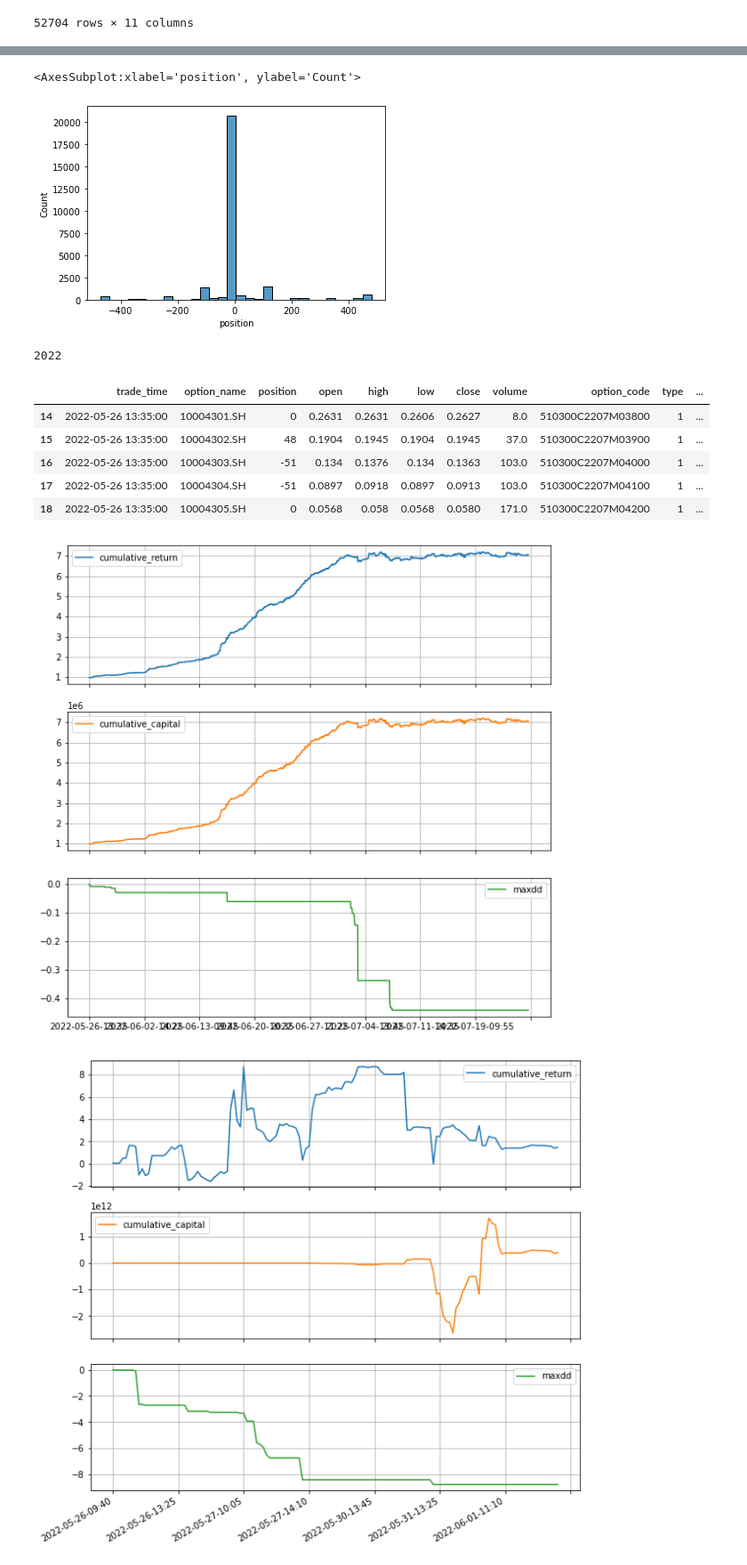
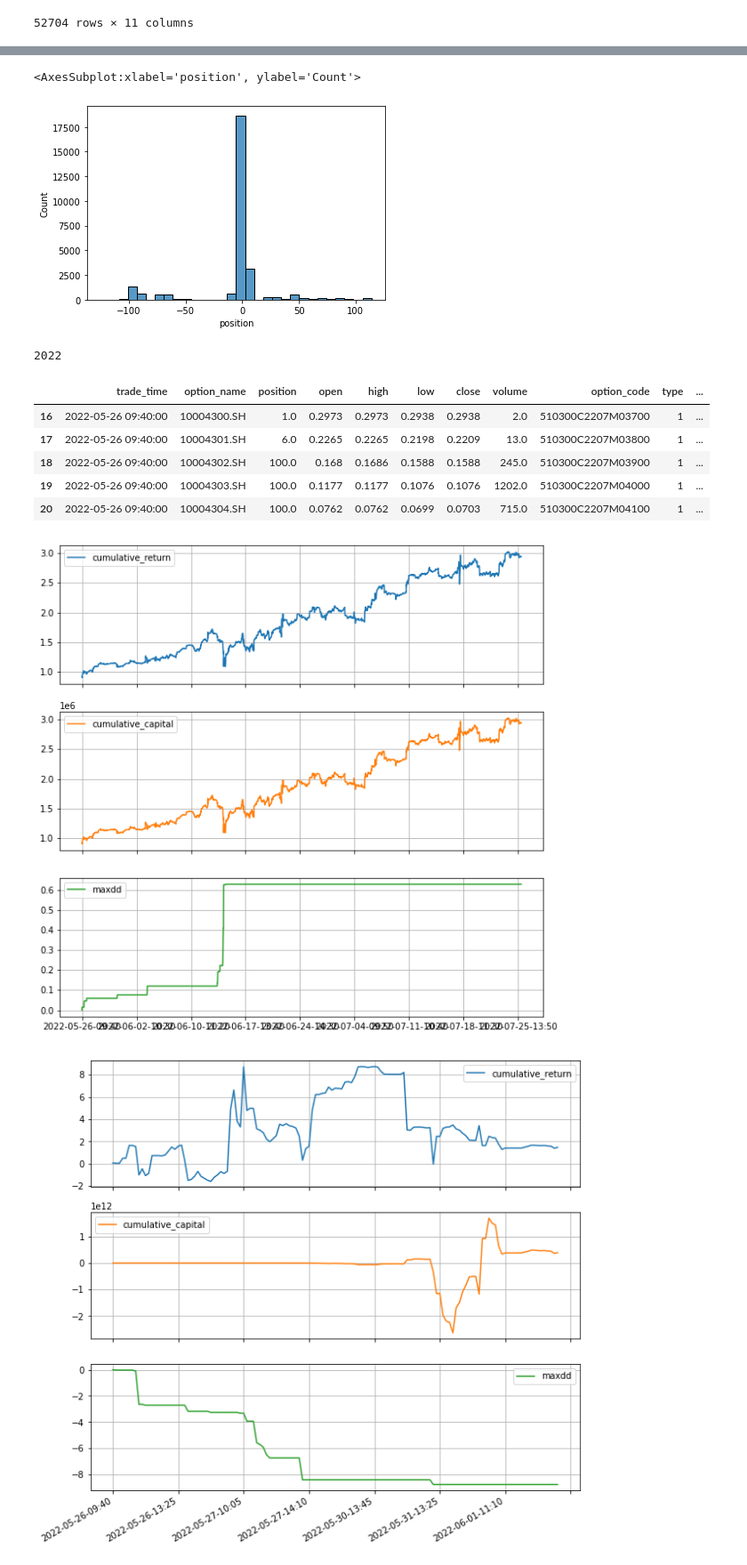
Before and after one commit to JiahaoYuQFin/SabrSummerProject2022, a Jupyter notebook: backtest/backtest_version3.ipynb, the cells around one changed output, grey strips where cells are left out. Shown: that part at 89% size. Cells and saved outputs as stored; diff of their text form; code cells hidden in the pictures.

```diff
--- a/backtest/backtest_version3.ipynb
+++ b/backtest/backtest_version3.ipynb
@@ -20,7 +35,7 @@ warnings.filterwarnings("ignore")
 #settings
 work_path = os.path.dirname(os.getcwd())
 current_time = time.strftime("%Y%m%d%H%M", time.localtime())
-exp_name = 'lgbm_close_31_strat' #策略名
+exp_name = 'sabr_value_diff_strat1' #策略名
 factor_file_path = work_path + '\\backtest\\strategy_file\\%s.csv' %exp_name #策略文件名，保存的三列名称为option_name,trade_time,position
 exp_name = exp_name + '_'+ current_time
 save_path = work_path + '\\backtest\%s' %exp_name
@@ -60,8 +75,8 @@ pd.read_csv(factor_file_path,index_col = 0)
 # %%
 #preprocessing strategy data
 position_data = pd.read_csv(factor_file_path,index_col = 0)
-#position_data['position'] = position_data.profit_position + position_data.hedge_position
-position_data['position'] = position_data.profit_position
+position_data['position'] = position_data.profit_position + position_data.hedge_position
+#position_data['position'] = position_data.profit_position
 position_data = position_data[['time','code','position']]
 position_data.time = position_data.time.apply(lambda x:x[:-3])
 position_data = position_data.rename(columns={'time':'trade_time','code':'option_name'})
@@ -102,7 +117,7 @@ Name: position, dtype: float64
 sns.histplot(position_data.position,bins=30)
 # %% [output]
 <AxesSubplot:xlabel='position', ylabel='Count'>
-[figure, old version]
+[figure, new version]
 # %%
 def delete_singular_value(ts):
     max_singular = ts.rolling(100,min_periods = 100).quantile(0.99)
@@ -159,11 +174,11 @@ bk[['close','ret']] = bk[['close','ret']].applymap(lambda x:float(x))
 bk.head()
 # %% [output]
 |  | trade_time | option_name | position | open | high | low | close | volume | option_code | type | ... |
-| 14 | 2022-05-26 13:35:00 | 10004301.SH | 0 | 0.2631 | 0.2631 | 0.2606 | 0.2627 | 8.0 | 510300C2207M03800 | 1 | ... |
-| 15 | 2022-05-26 13:35:00 | 10004302.SH | 48 | 0.1904 | 0.1945 | 0.1904 | 0.1945 | 37.0 | 510300C2207M03900 | 1 | ... |
-| 16 | 2022-05-26 13:35:00 | 10004303.SH | -51 | 0.134 | 0.1376 | 0.134 | 0.1363 | 103.0 | 510300C2207M04000 | 1 | ... |
-| 17 | 2022-05-26 13:35:00 | 10004304.SH | -51 | 0.0897 | 0.0918 | 0.0897 | 0.0913 | 103.0 | 510300C2207M04100 | 1 | ... |
-| 18 | 2022-05-26 13:35:00 | 10004305.SH | 0 | 0.0568 | 0.058 | 0.0568 | 0.0580 | 171.0 | 510300C2207M04200 | 1 | ... |
+| 16 | 2022-05-26 09:40:00 | 10004300.SH | 1.0 | 0.2973 | 0.2973 | 0.2938 | 0.2938 | 2.0 | 510300C2207M03700 | 1 | ... |
+| 17 | 2022-05-26 09:40:00 | 10004301.SH | 6.0 | 0.2265 | 0.2265 | 0.2198 | 0.2209 | 13.0 | 510300C2207M03800 | 1 | ... |
+| 18 | 2022-05-26 09:40:00 | 10004302.SH | 100.0 | 0.168 | 0.1686 | 0.1588 | 0.1588 | 245.0 | 510300C2207M03900 | 1 | ... |
+| 19 | 2022-05-26 09:40:00 | 10004303.SH | 100.0 | 0.1177 | 0.1177 | 0.1076 | 0.1076 | 1202.0 | 510300C2207M04000 | 1 | ... |
+| 20 | 2022-05-26 09:40:00 | 10004304.SH | 100.0 | 0.0762 | 0.0762 | 0.0699 | 0.0703 | 715.0 | 510300C2207M04100 | 1 | ... |
 # %%
 def backtest(df,transaction_cost_b = 0,transaction_cost_s = 0,initial_capital = 10**6,Period = False):
     time_list = list(df['trade_time'].unique())
@@ -184,6 +199,7 @@ def backtest(df,transaction_cost_b = 0,transaction_cost_s = 0,initial_capital =
         sub_bk['net_profit'] = (sub_bk['money_position']*sub_bk['ret'] - sub_bk['transaction_cost'])
         sub_bk['gross_profit'] = sub_bk['money_position']*sub_bk['ret']
         pnl_tick.append((sub_bk['net_profit']/pnl_capital[-1]).sum())
+        #pnl_tick.append((sub_bk.loc[sub_bk['money_position']!=0,'net_profit']/abs(sub_bk.loc[sub_bk['money_position']!=0,"money_position"])).sum())
         tvr_tick.append(((sub_bk['transaction_volume']*sub_bk['buy_price'])/pnl_capital[-1]).sum())
         pnl_capital.append(pnl_capital[-1] + sub_bk['net_profit'].sum())
         gross_profit_tick.append(sub_bk['gross_profit'].sum())
@@ -199,7 +215,7 @@ def backtest(df,transaction_cost_b = 0,transaction_cost_s = 0,initial_capital =
     annual_vol = daily_ret.std()*np.sqrt(252)
 
     pnl = (1+temp_df).cumprod()
-    maxdd = (pnl - pnl.cummax()).cummin()
+    maxdd = abs((pnl - pnl.cummax()).cummin())
     tvr = pd.Series(tvr_tick,index=time_list).sum()
     #win_rate =  df.groupby('trade_time').apply(lambda x:(x['position']*x['ret']>0).sum()/((x['position']!=0).sum()).mean()
     win_rate = df.groupby('trade_time').apply(lambda x:(x['position_diff'] * x['ret'] >0).sum()/((x['position_diff']!=0).sum())).mean()
@@ -235,9 +251,9 @@ def backtest(df,transaction_cost_b = 0,transaction_cost_s = 0,initial_capital =
         res_ts.to_csv(os.path.join(save_path, 'result_TimeSeries.csv'))
     return backtest,res_ts
 # %%
-backtest_res,res_ts = backtest(bk,transaction_cost_b= 1.5,transaction_cost_s= 1.0,initial_capital=10**6)
+backtest_res,res_ts = backtest(bk,transaction_cost_b= 1.3,transaction_cost_s= 0,initial_capital=10**6)
 # %% [output]
-[figure, old version]
+[figure, new version]
 # %%
 #backtest by period, method = {"year","month"}
 #can produce result grouped by period
```
Also changed, not shown: parts of 5 cells of this notebook, 48 other files.
